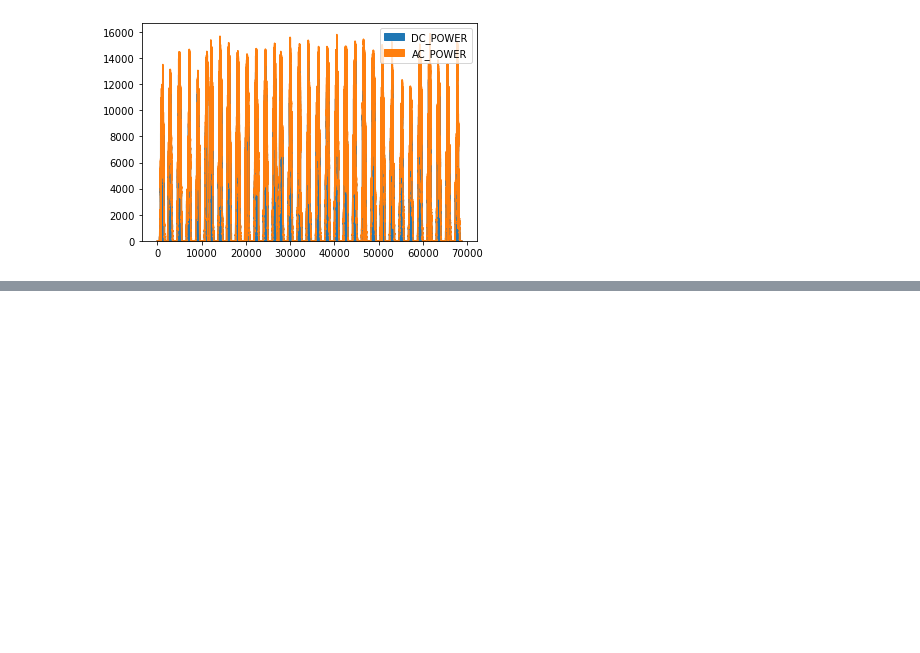
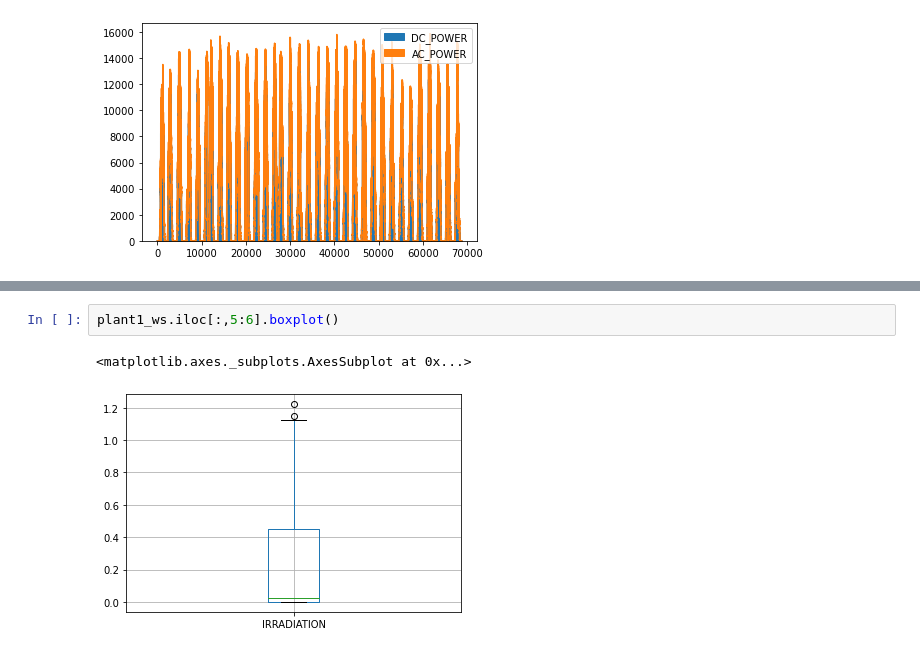
Before and after one commit to sumankumar1/python, a Jupyter notebook: Data Science - Solar Power Generation Data/Untitled.ipynb, the cells around one changed output, grey strips where cells are left out. Cells and saved outputs as stored; diff of their text form; blank space fills up the shorter version.

```diff
--- a/Data Science - Solar Power Generation Data/Untitled.ipynb
+++ b/Data Science - Solar Power Generation Data/Untitled.ipynb
@@ -80,0 +107,5 @@ plant1_g.iloc[:,3:5].plot.area()
+# %%
+plant1_ws.iloc[:,5:6].boxplot()
+# %% [output]
+<matplotlib.axes._subplots.AxesSubplot at 0x...>
+[figure, added]
```
Also changed, not shown: parts of 17 cells of this notebook.
